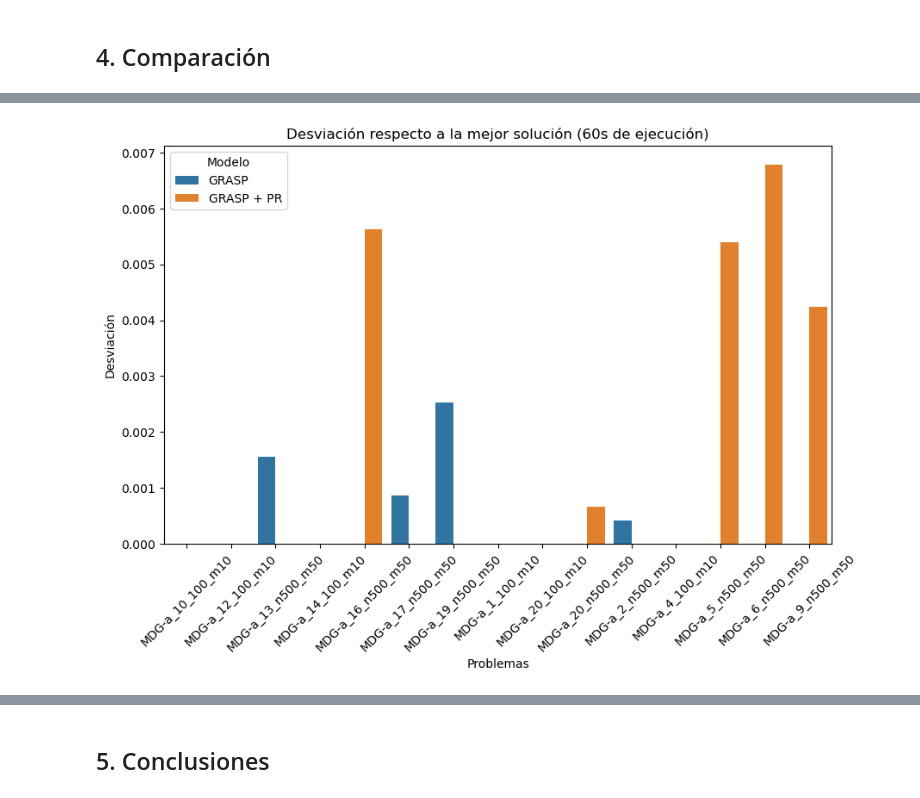
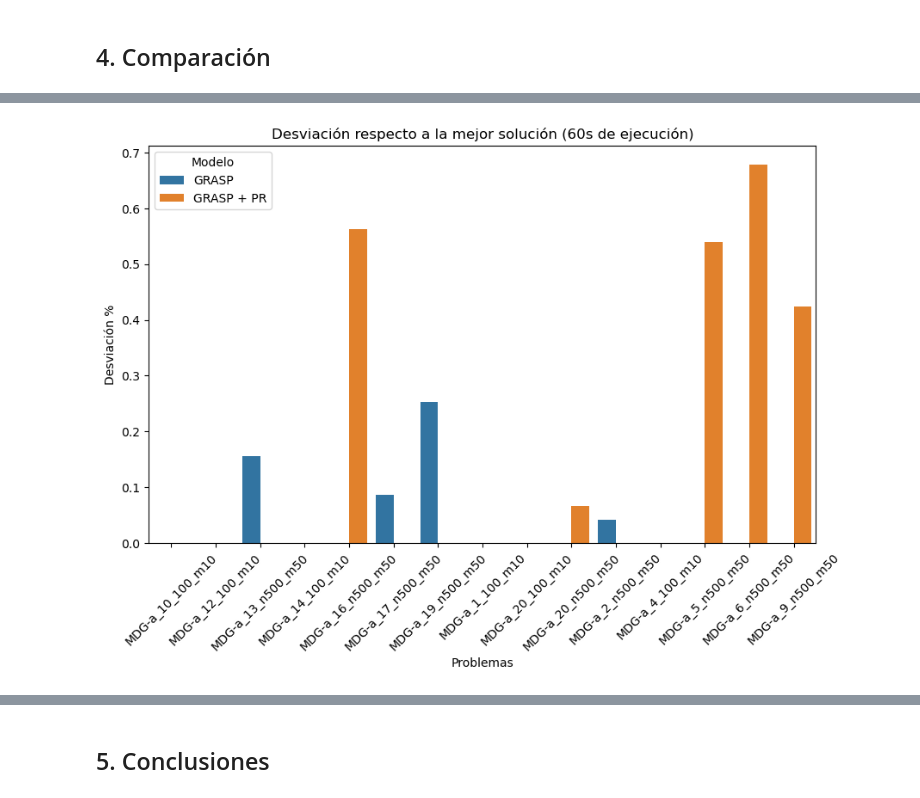
Before and after one commit to ensabai/Trabajo-Log-stica, a Jupyter notebook: notebook.ipynb, the cells around one changed output, grey strips where cells are left out. Saved outputs shown, nothing was run; the diff lists cells and outputs as text; code cells hidden in the pictures.

```diff
--- a/notebook.ipynb
+++ b/notebook.ipynb
@@ -221,6 +222,28 @@ Se utilizará $\alpha = 0.1$.
 ## 4. Comparación
 # %%
 data_1_0_1 = data_1[data_1["alpha"] == 0.1].loc[:,["archivo","alpha","valor","tiempo"]]
+data_1_0_1["t_objetivo"] = 1
 data_5_0_1 = data_5[data_5["alpha"] == 0.1].loc[:,["archivo","alpha","valor","tiempo"]]
+data_5_0_1["t_objetivo"] = 5
 data_10_0_1 = data_10[data_10["alpha"] == 0.1].loc[:,["archivo","alpha","valor","tiempo"]]
+data_10_0_1["t_objetivo"] = 10
 data_60_0_1 = pd.read_csv("resultados/resultados_60.0s.csv", sep=";")
+data_60_0_1["t_objetivo"] = 60
+
+data_0_1 = pd.concat([data_1_0_1, data_5_0_1, data_10_0_1, data_60_0_1]).reset_index(drop=True)
+data_0_1["Modelo"] = "GRASP"
+
+data_pr_1 = pd.read_csv("resultados/resultados_pr_1.0s.csv", sep=";")
+data_pr_1["t_objetivo"] = 1
+data_pr_5 = pd.read_csv("resultados/resultados_pr_5.0s.csv", sep=";")
+data_pr_5["t_objetivo"] = 5
+data_pr_10 = pd.read_csv("resultados/resultados_pr_10.0s.csv", sep=";")
+data_pr_10["t_objetivo"] = 10
+data_pr_60 = pd.read_csv("resultados/resultados_pr_60.0s.csv", sep=";")
+data_pr_60["t_objetivo"] = 60
+
+data_pr = pd.concat([data_pr_1, data_pr_5, data_pr_10, data_pr_60]).reset_index(drop=True)
+data_pr["Modelo"] = "GRASP + PR"
+
+data_0_1 = pd.concat([data_0_1, data_pr]).reset_index(drop=True)
+data_0_1["valor"] = round(data_0_1["valor"],2)
@@ -288,4 +250,9 @@ maximos
 # %%
-data_0_1_60= data_0_1_60.set_index('archivo').join(maximos.set_index('archivo')).reset_index()
-data_0_1_60["dif"] = (data_0_1_60["max"] - data_0_1_60["valor"]) / data_0_1_60["max"]
-data_0_1_60
+data_0_1_60 = data_0_1[data_0_1["t_objetivo"] == 60]
+data_0_1_60 = data_0_1_60.reset_index(drop=True)
+
+maximos_60 = data_0_1_60.groupby("archivo").max().reset_index().loc[:,["archivo","valor"]]
+maximos_60 = maximos_60.rename(columns={"valor":"max"})
+
+data_0_1_60= data_0_1_60.set_index('archivo').join(maximos_60.set_index('archivo')).reset_index()
+data_0_1_60["dif"] = (data_0_1_60["max"] - data_0_1_60["valor"]) / data_0_1_60["max"] * 100
@@ -310,10 +259,10 @@ data_0_1_60
 # %%
 fig, ax = plt.subplots(figsize=(10,6))
 sns.barplot(data=data_0_1_60, x='archivo', y='dif', hue='Modelo', ax=ax, errorbar=None)
 ax.tick_params(axis='x', rotation=45)
 ax.set_title("Desviación respecto a la mejor solución (60s de ejecución)")
 ax.set_xlabel("Problemas")
-ax.set_ylabel("Desviación")
+ax.set_ylabel("Desviación %")
 plt.show()
 # %% [output]
-[figure, old version]
+[figure, new version]
```
Also changed, not shown: parts of 16 cells of this notebook, 1 other file.
